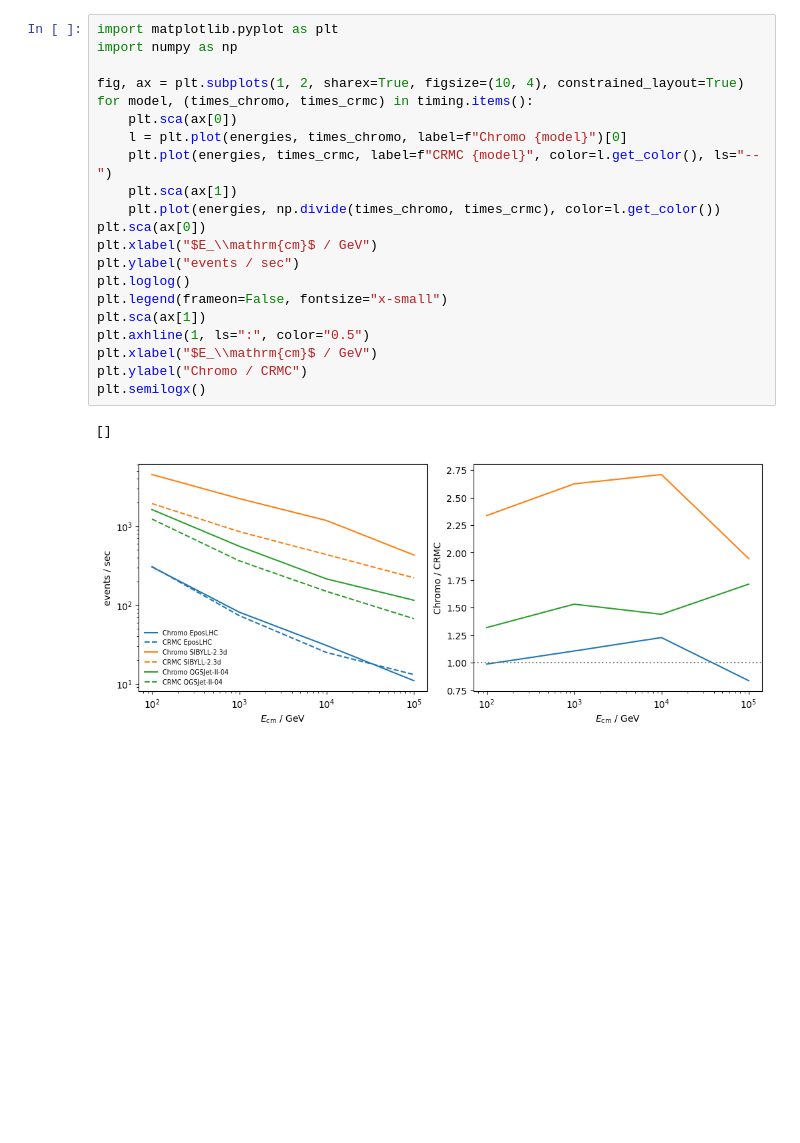
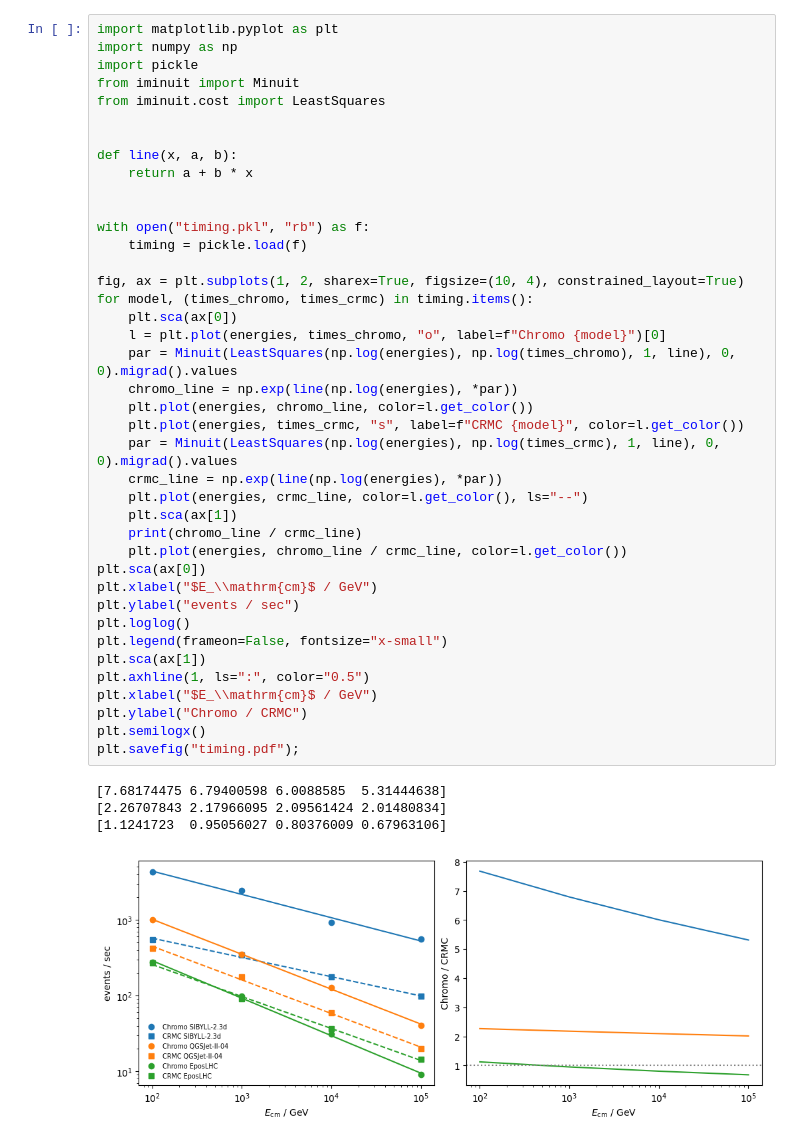
Before and after one commit to impy-project/chromo, a Jupyter notebook: bench/crmc_comparison.ipynb, the cells around one changed output. Saved outputs shown, nothing was run; the diff lists cells and outputs as text; blank space fills up the shorter version.

```diff
--- a/bench/crmc_comparison.ipynb
+++ b/bench/crmc_comparison.ipynb
@@ -65,24 +83,45 @@ for model in models:
 # %%
 import matplotlib.pyplot as plt
 import numpy as np
+import pickle
+from iminuit import Minuit
+from iminuit.cost import LeastSquares
+
+
+def line(x, a, b):
+    return a + b * x
+
+
+with open("timing.pkl", "rb") as f:
+    timing = pickle.load(f)
 
 fig, ax = plt.subplots(1, 2, sharex=True, figsize=(10, 4), constrained_layout=True)
 for model, (times_chromo, times_crmc) in timing.items():
     plt.sca(ax[0])
-    l = plt.plot(energies, times_chromo, label=f"Chromo {model}")[0]
-    plt.plot(energies, times_crmc, label=f"CRMC {model}", color=l.get_color(), ls="--")
+    l = plt.plot(energies, times_chromo, "o", label=f"Chromo {model}")[0]
+    par = Minuit(LeastSquares(np.log(energies), np.log(times_chromo), 1, line), 0, 0).migrad().values
+    chromo_line = np.exp(line(np.log(energies), *par))
+    plt.plot(energies, chromo_line, color=l.get_color())
+    plt.plot(energies, times_crmc, "s", label=f"CRMC {model}", color=l.get_color())
+    par = Minuit(LeastSquares(np.log(energies), np.log(times_crmc), 1, line), 0, 0).migrad().values
+    crmc_line = np.exp(line(np.log(energies), *par))
+    plt.plot(energies, crmc_line, color=l.get_color(), ls="--")
     plt.sca(ax[1])
-    plt.plot(energies, np.divide(times_chromo, times_crmc), color=l.get_color())
+    print(chromo_line / crmc_line)
+    plt.plot(energies, chromo_line / crmc_line, color=l.get_color())
 plt.sca(ax[0])
 plt.xlabel("$E_\\mathrm{cm}$ / GeV")
 plt.ylabel("events / sec")
 plt.loglog()
 plt.legend(frameon=False, fontsize="x-small")
 plt.sca(ax[1])
 plt.axhline(1, ls=":", color="0.5")
 plt.xlabel("$E_\\mathrm{cm}$ / GeV")
 plt.ylabel("Chromo / CRMC")
 plt.semilogx()
+plt.savefig("timing.pdf");
 # %% [output]
-[]
+[7.68174475 6.79400598 6.0088585  5.31444638]
+[2.26707843 2.17966095 2.09561424 2.01480834]
+[1.1241723  0.95056027 0.80376009 0.67963106]
-[figure, old version]
+[figure, new version]
```
Also changed, not shown: parts of 1 cell of this notebook.
